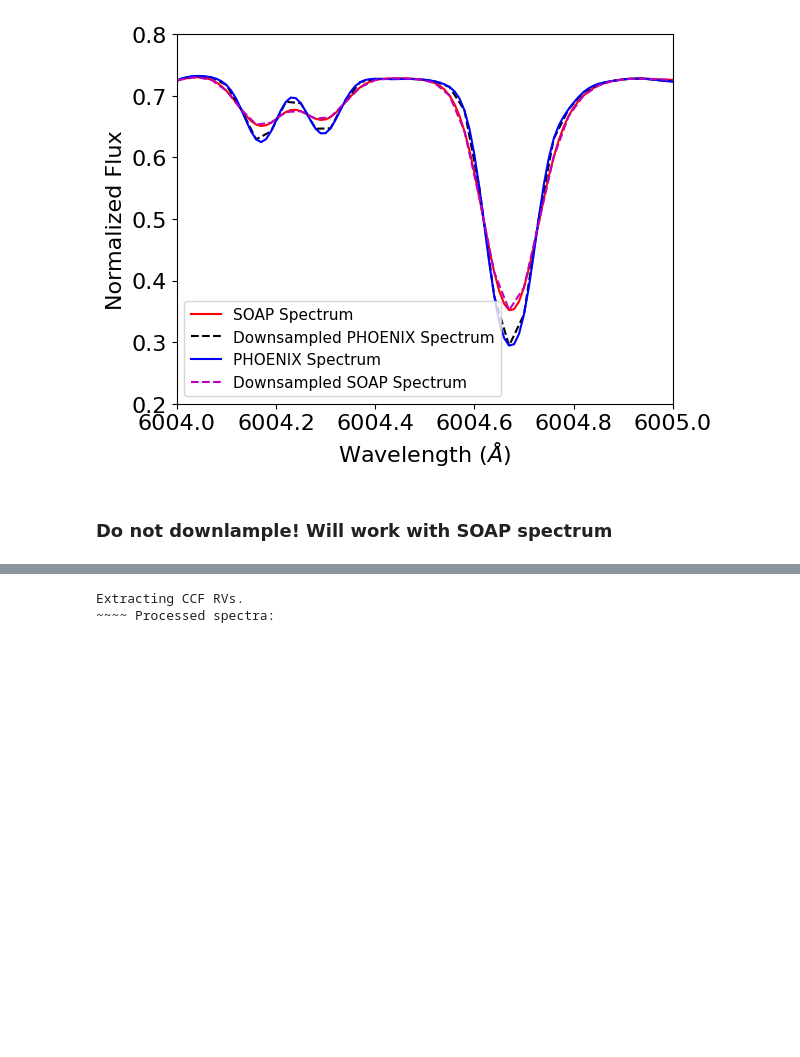
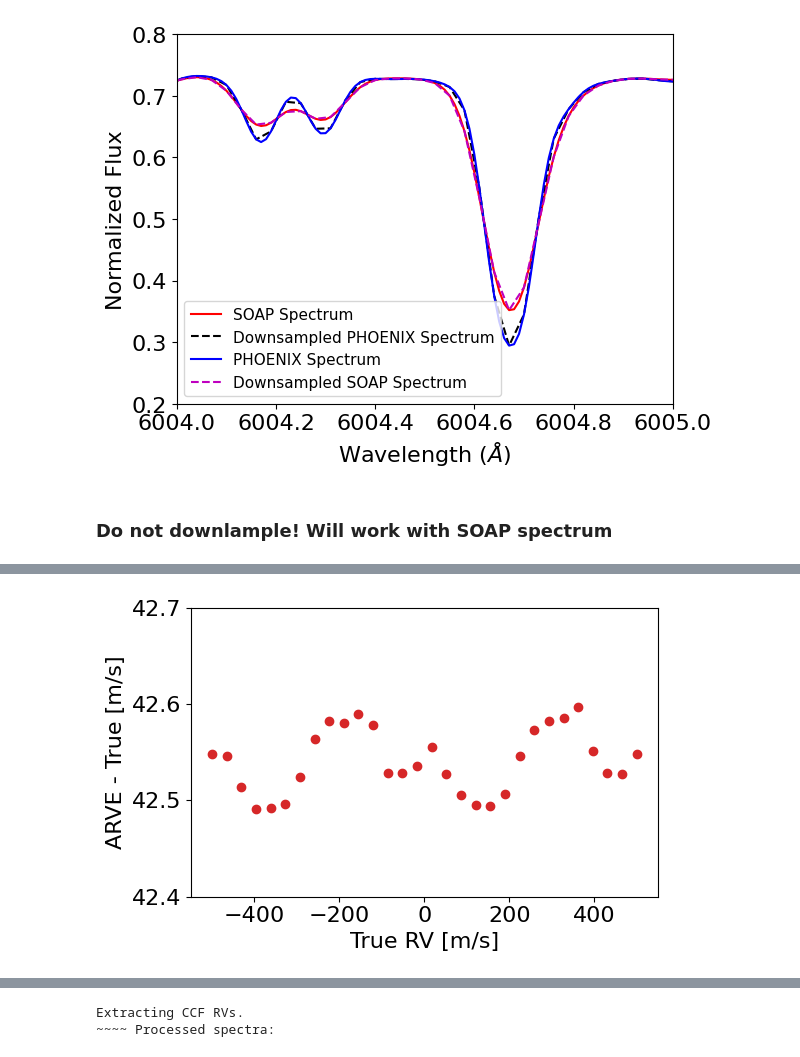
Before and after one commit to vadibekyan/DL_RV_diogo, a Jupyter notebook: integrated_star.ipynb, the cells around one changed output, grey strips where cells are left out. Cells and saved outputs as stored; diff of their text form; code cells hidden in the pictures; blank space fills up the shorter version.

```diff
--- a/integrated_star.ipynb
+++ b/integrated_star.ipynb
@@ -221,0 +330,11 @@ print(sorted(path.name for path in csv_input_dir.glob("*.csv")))
+# %%
+plt.figure(figsize=(6, 4))
+plt.axhline(0.0, color="k", linestyle="--")
+plt.scatter(rv_df["true_rv_ms"], rv_df["rv_error_ms"], color="tab:red")
+plt.ylim(42.4,42.7)
+plt.xlabel("True RV [m/s]")
+plt.ylabel("ARVE - True [m/s]")
+plt.tight_layout()
+plt.show()
+# %% [output]
+[figure, added]
```
Also changed, not shown: parts of 9 cells of this notebook, 1 other file.
